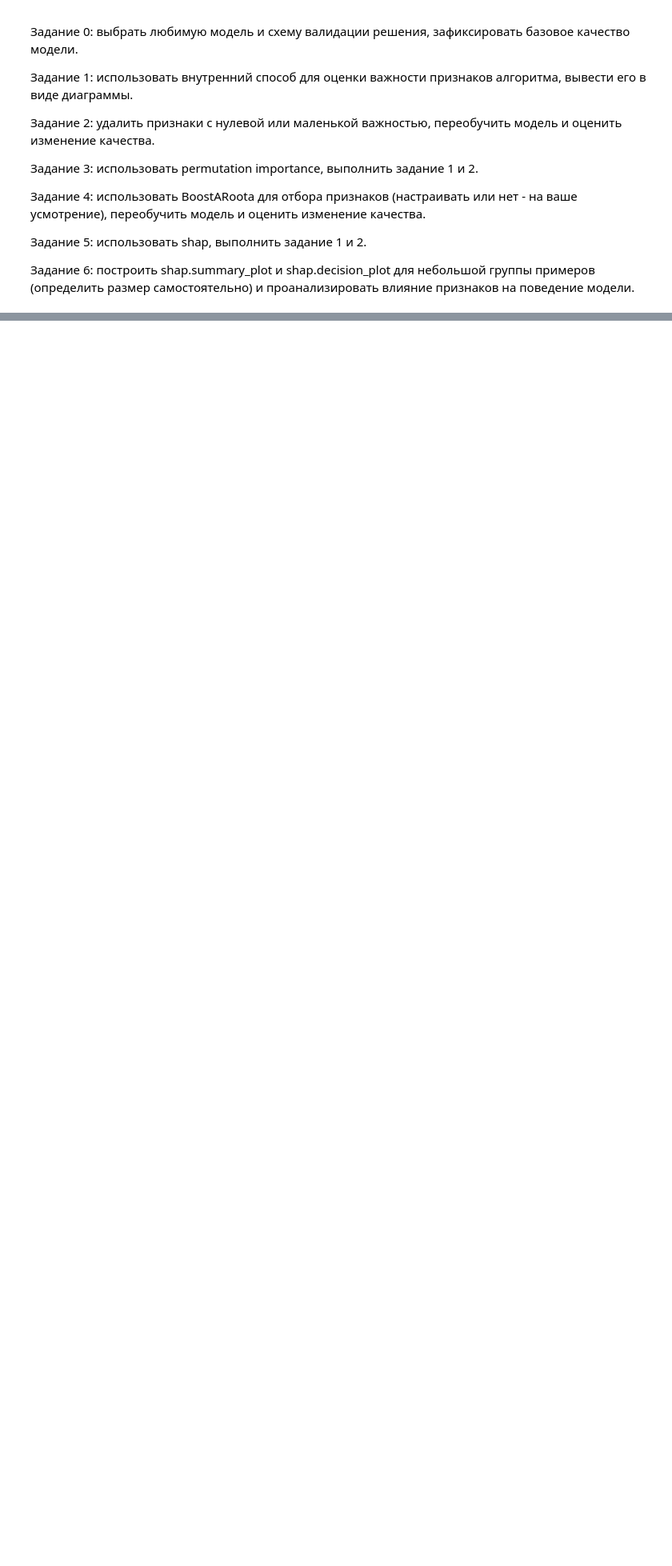
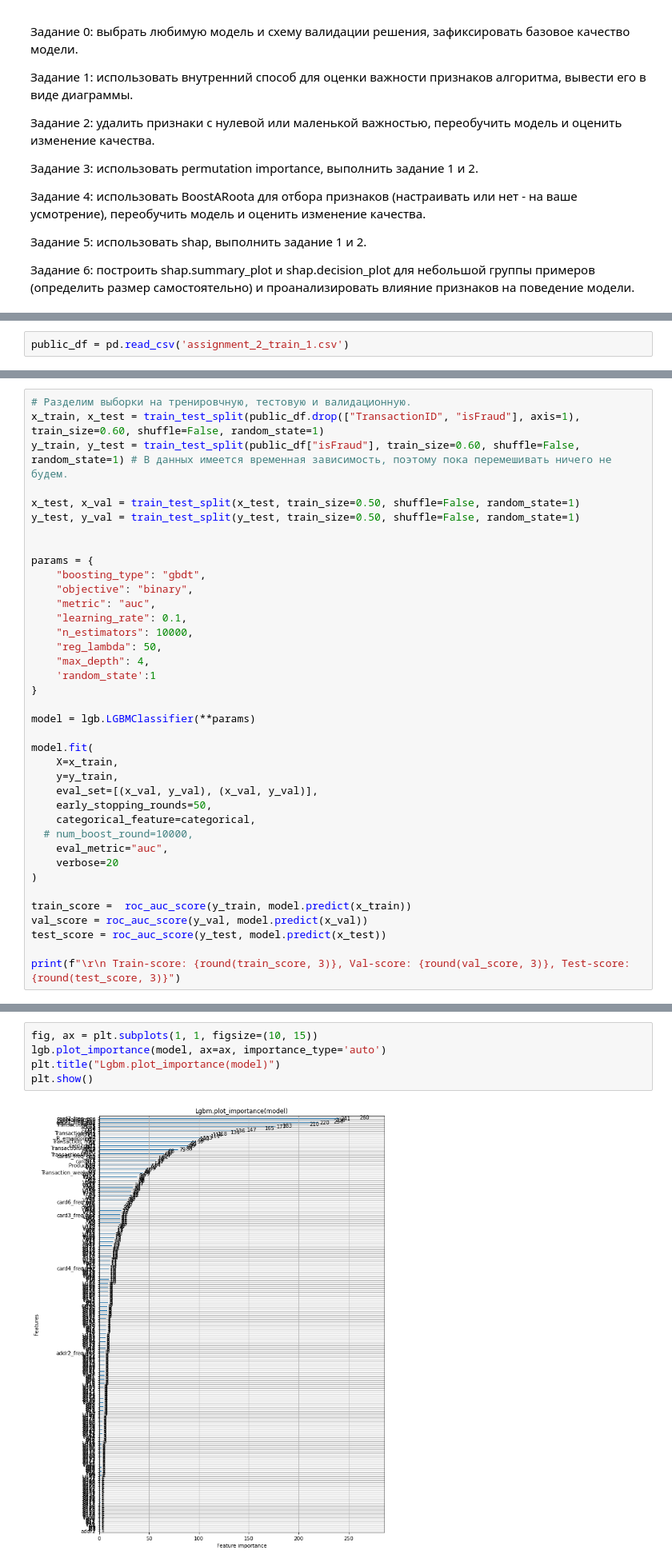
Before and after one commit to evelisko/GB_SDA_Kaggle, a Jupyter notebook: Lesson 6/HW_kaggle_lesson_6.ipynb, the cells around one changed output, grey strips where cells are left out. Shown: that part at 80% size. Cells and saved outputs as stored; diff of their text form; blank space fills up the shorter version.

```diff
--- a/Lesson 6/HW_kaggle_lesson_6.ipynb
+++ b/Lesson 6/HW_kaggle_lesson_6.ipynb
@@ -18,0 +53,2 @@
+# %%
+public_df = pd.read_csv('assignment_2_train_1.csv')
@@ -18,0 +163,38 @@
+# %%
+# Разделим выборки на тренировчную, тестовую и валидационную.
+x_train, x_test = train_test_split(public_df.drop(["TransactionID", "isFraud"], axis=1), train_size=0.60, shuffle=False, random_state=1)
+y_train, y_test = train_test_split(public_df["isFraud"], train_size=0.60, shuffle=False, random_state=1) # В данных имеется временная зависимость, поэтому пока перемешивать ничего не будем.
+
+x_test, x_val = train_test_split(x_test, train_size=0.50, shuffle=False, random_state=1)
+y_test, y_val = train_test_split(y_test, train_size=0.50, shuffle=False, random_state=1)
+
+
+params = {
+    "boosting_type": "gbdt",
+    "objective": "binary",
+    "metric": "auc",
+    "learning_rate": 0.1,
+    "n_estimators": 10000,
+    "reg_lambda": 50,
+    "max_depth": 4,
+    'random_state':1
+}
+
+model = lgb.LGBMClassifier(**params)
+
+model.fit(
+    X=x_train,
+    y=y_train,
+    eval_set=[(x_val, y_val), (x_val, y_val)],
+    early_stopping_rounds=50,
+    categorical_feature=categorical,
+  # num_boost_round=10000,
+    eval_metric="auc",
+    verbose=20
+)
+
+train_score =  roc_auc_score(y_train, model.predict(x_train))
+val_score = roc_auc_score(y_val, model.predict(x_val))
+test_score = roc_auc_score(y_test, model.predict(x_test))
+
+print(f"\r\n Train-score: {round(train_score, 3)}, Val-score: {round(val_score, 3)}, Test-score: {round(test_score, 3)}")
@@ -18,0 +221,7 @@
+# %%
+fig, ax = plt.subplots(1, 1, figsize=(10, 15))
+lgb.plot_importance(model, ax=ax, importance_type='auto')
+plt.title("Lgbm.plot_importance(model)")
+plt.show()
+# %% [output]
+[figure, added]
```
Also changed, not shown: parts of 27 cells of this notebook.
